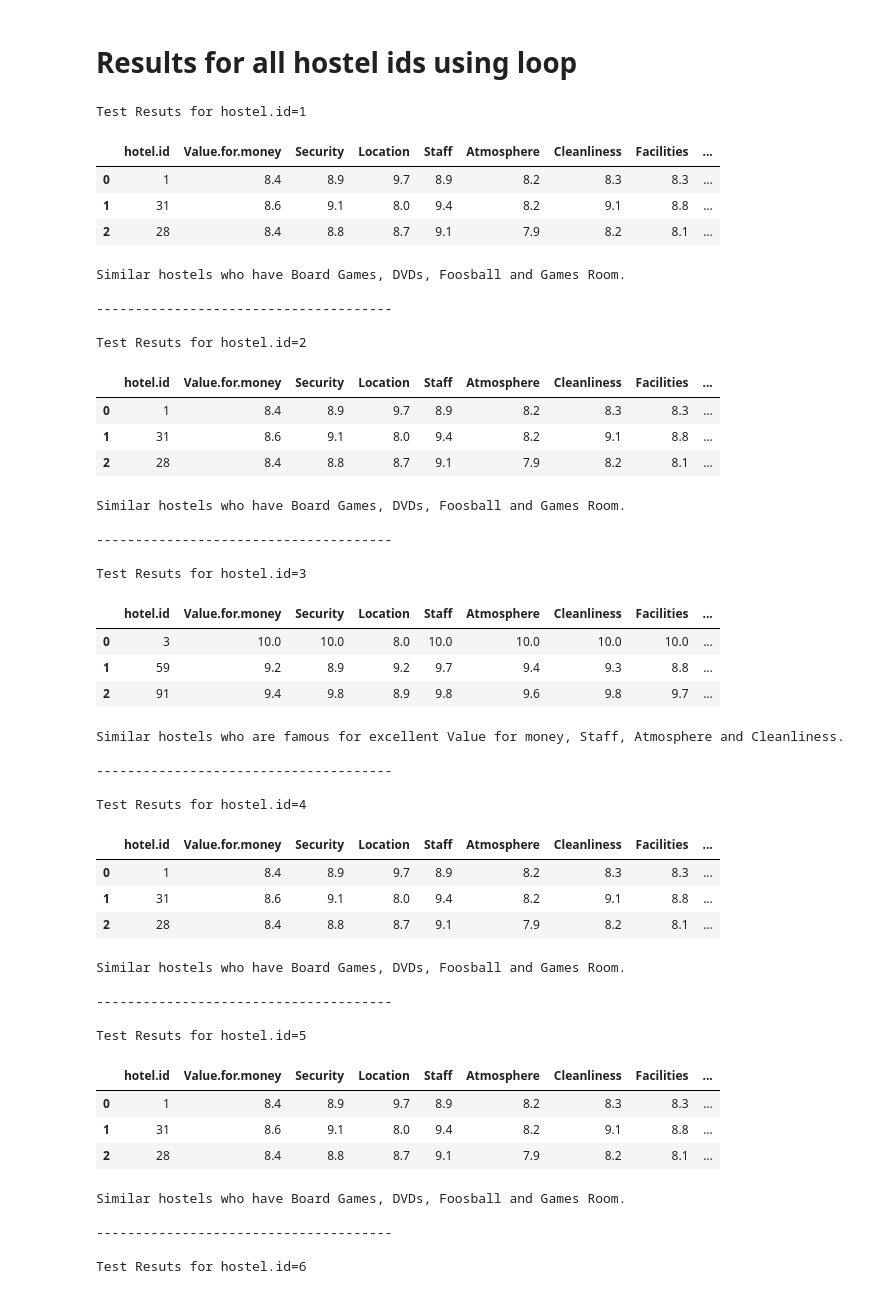
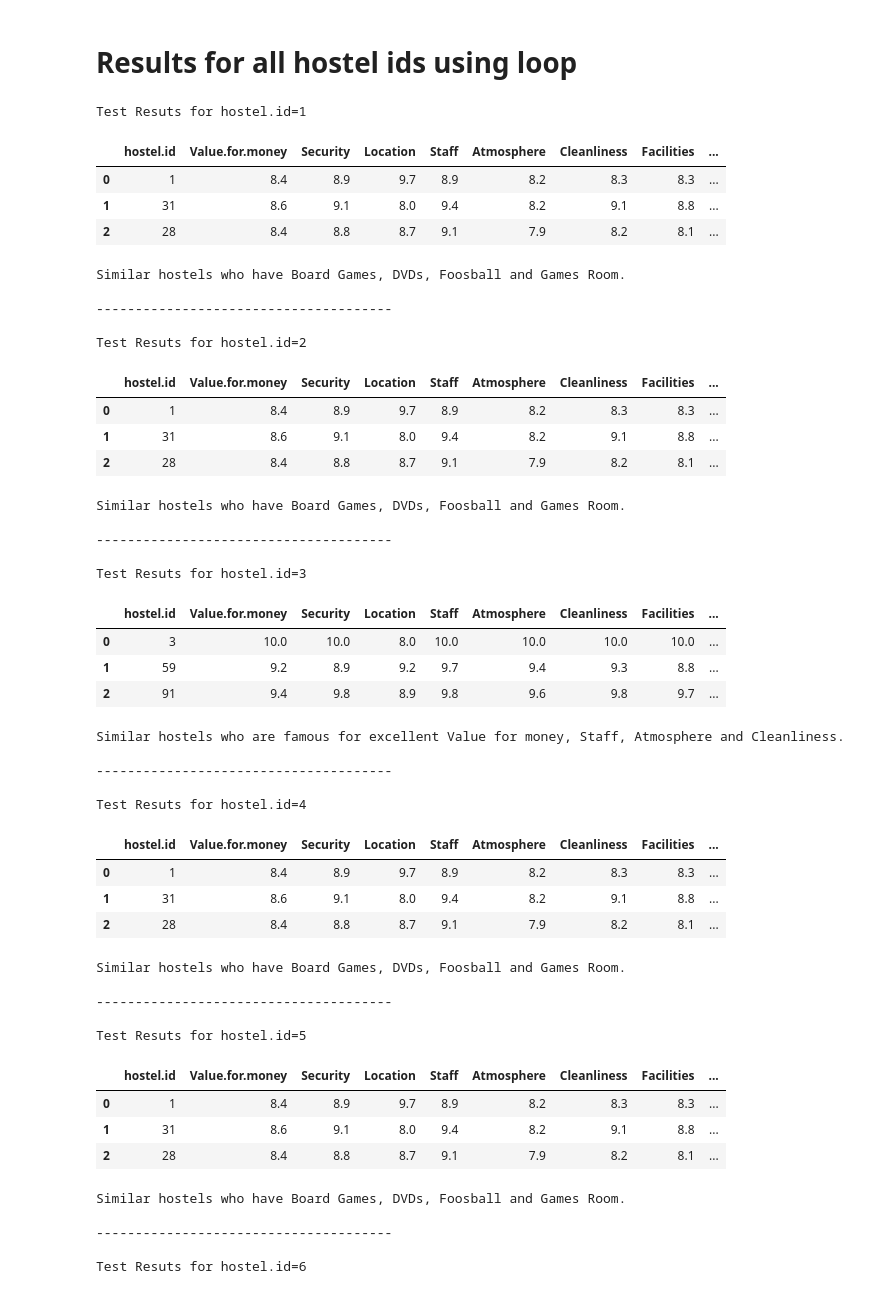
Before and after one commit to shehzadahmedqureshi/portfolio, a Jupyter notebook: Explainable_Hostel_Recommender_System.ipynb, the cells around one changed output. Cells and saved outputs as stored; diff of their text form; code cells hidden in the pictures.

```diff
--- a/Explainable_Hostel_Recommender_System.ipynb
+++ b/Explainable_Hostel_Recommender_System.ipynb
@@ -21,7 +21,7 @@ import warnings
 warnings.filterwarnings('ignore')
 # %%
 # Loading the dataset
-df_hostels = pd.read_csv("../input/explainable.csv", encoding='latin1')
+df_hostels = pd.read_csv("../input/explainable_recommendations.csv", encoding='latin1')
 # %%
 df_hostels.head()
 # %% [output]
@@ -144,7 +144,7 @@ def get_hostel_recommendations(df, anchor_id):
 
     # create the features - make the anchor be the first row in the dataframe
     df_sorted = df.copy()
-    df_sorted = pd.concat([df_sorted[df_sorted['hotel.id'] == anchor_id],df_sorted[df_sorted['hotel.id'] != anchor_id]])
+    df_sorted = pd.concat([df_sorted[df_sorted['hostel.id'] == anchor_id],df_sorted[df_sorted['hostel.id'] != anchor_id]])
     df_features = df_sorted[features].copy()
     df_features = normalize_features(df_features)
 
@@ -282,24 +288,23 @@ def removeAgainOccurence(str_val, delimiter):
 # %% [markdown]
 # Results for all hostel ids using loop
 # %%
-hostel_ids = [1, 2, 3, 4, 5, 6, 7, 8, 9, 10, 11, 12, 13, 14, 15, 16, 17, 18, 19, 20, 21, 22, 23, 24, 25, 26, 27, 28, 29, 30, 31, 32, 33, 34, 35, 36, 37, 38, 39, 40, 41, 42, 43, 44, 45, 46, 47, 48, 49, 50, 51, 52, 53, 54, 55, 56, 57, 58, 59, 60, 61, 62, 63, 64, 65, 66, 67, 68, 69, 70, 71, 72, 73, 74, 75, 76, 77, 78, 79, 80, 81, 82, 83, 84, 85, 86, 87, 88, 89, 90, 91, 92, 93, 94, 95, 96, 97, 98, 99, 100]
-for i in hostel_ids:
+for i in range(1,101):
     df_recs = get_hostel_recommendations(df_hostels, i)
     df_final = df_recs.head(n=4)
     city = Remove(df_final.City)
 
     # Now make recommendations for only the data where city is fetched from above
     df_final = get_city_hostel_recommendations(df_hostels, city)
 
     finalShowDown = df_final.head(n=3)
-    print("Test Resuts for hostel.id="+str(i)+"\n")
+    print('\033[1m'+"Test Resuts for hostel.id="+str(i)+"\n")
     display(finalShowDown)
     print(getExplaination(finalShowDown))
     if(i != 100):
         print("\n--------------------------------------\n")
 # %% [output]
 Test Resuts for hostel.id=1
-|  | hotel.id | Value.for.money | Security | Location | Staff | Atmosphere | Cleanliness | Facilities | ... |
+|  | hostel.id | Value.for.money | Security | Location | Staff | Atmosphere | Cleanliness | Facilities | ... |
 | 0 | 1 | 8.4 | 8.9 | 9.7 | 8.9 | 8.2 | 8.3 | 8.3 | ... |
 | 1 | 31 | 8.6 | 9.1 | 8.0 | 9.4 | 8.2 | 9.1 | 8.8 | ... |
 | 2 | 28 | 8.4 | 8.8 | 8.7 | 9.1 | 7.9 | 8.2 | 8.1 | ... |
@@ -308,7 +313,7 @@ Similar hostels who have Board Games, DVDs, Foosball and Games Room.
 --------------------------------------
 
 Test Resuts for hostel.id=2
-|  | hotel.id | Value.for.money | Security | Location | Staff | Atmosphere | Cleanliness | Facilities | ... |
+|  | hostel.id | Value.for.money | Security | Location | Staff | Atmosphere | Cleanliness | Facilities | ... |
 | 0 | 1 | 8.4 | 8.9 | 9.7 | 8.9 | 8.2 | 8.3 | 8.3 | ... |
 | 1 | 31 | 8.6 | 9.1 | 8.0 | 9.4 | 8.2 | 9.1 | 8.8 | ... |
 | 2 | 28 | 8.4 | 8.8 | 8.7 | 9.1 | 7.9 | 8.2 | 8.1 | ... |
@@ -317,7 +322,7 @@ Similar hostels who have Board Games, DVDs, Foosball and Games Room.
 --------------------------------------
 
 Test Resuts for hostel.id=3
-|  | hotel.id | Value.for.money | Security | Location | Staff | Atmosphere | Cleanliness | Facilities | ... |
+|  | hostel.id | Value.for.money | Security | Location | Staff | Atmosphere | Cleanliness | Facilities | ... |
 | 0 | 3 | 10.0 | 10.0 | 8.0 | 10.0 | 10.0 | 10.0 | 10.0 | ... |
 | 1 | 59 | 9.2 | 8.9 | 9.2 | 9.7 | 9.4 | 9.3 | 8.8 | ... |
 | 2 | 91 | 9.4 | 9.8 | 8.9 | 9.8 | 9.6 | 9.8 | 9.7 | ... |
@@ -326,7 +331,7 @@ Similar hostels who are famous for excellent Value for money, Staff, Atmosphere
 --------------------------------------
 
 Test Resuts for hostel.id=4
-|  | hotel.id | Value.for.money | Security | Location | Staff | Atmosphere | Cleanliness | Facilities | ... |
+|  | hostel.id | Value.for.money | Security | Location | Staff | Atmosphere | Cleanliness | Facilities | ... |
 | 0 | 1 | 8.4 | 8.9 | 9.7 | 8.9 | 8.2 | 8.3 | 8.3 | ... |
 | 1 | 31 | 8.6 | 9.1 | 8.0 | 9.4 | 8.2 | 9.1 | 8.8 | ... |
 | 2 | 28 | 8.4 | 8.8 | 8.7 | 9.1 | 7.9 | 8.2 | 8.1 | ... |
@@ -335,7 +340,7 @@ Similar hostels who have Board Games, DVDs, Foosball and Games Room.
 --------------------------------------
 
 Test Resuts for hostel.id=5
-|  | hotel.id | Value.for.money | Security | Location | Staff | Atmosphere | Cleanliness | Facilities | ... |
+|  | hostel.id | Value.for.money | Security | Location | Staff | Atmosphere | Cleanliness | Facilities | ... |
 | 0 | 1 | 8.4 | 8.9 | 9.7 | 8.9 | 8.2 | 8.3 | 8.3 | ... |
 | 1 | 31 | 8.6 | 9.1 | 8.0 | 9.4 | 8.2 | 9.1 | 8.8 | ... |
 | 2 | 28 | 8.4 | 8.8 | 8.7 | 9.1 | 7.9 | 8.2 | 8.1 | ... |
```
Also changed, not shown: parts of 9 cells of this notebook.
